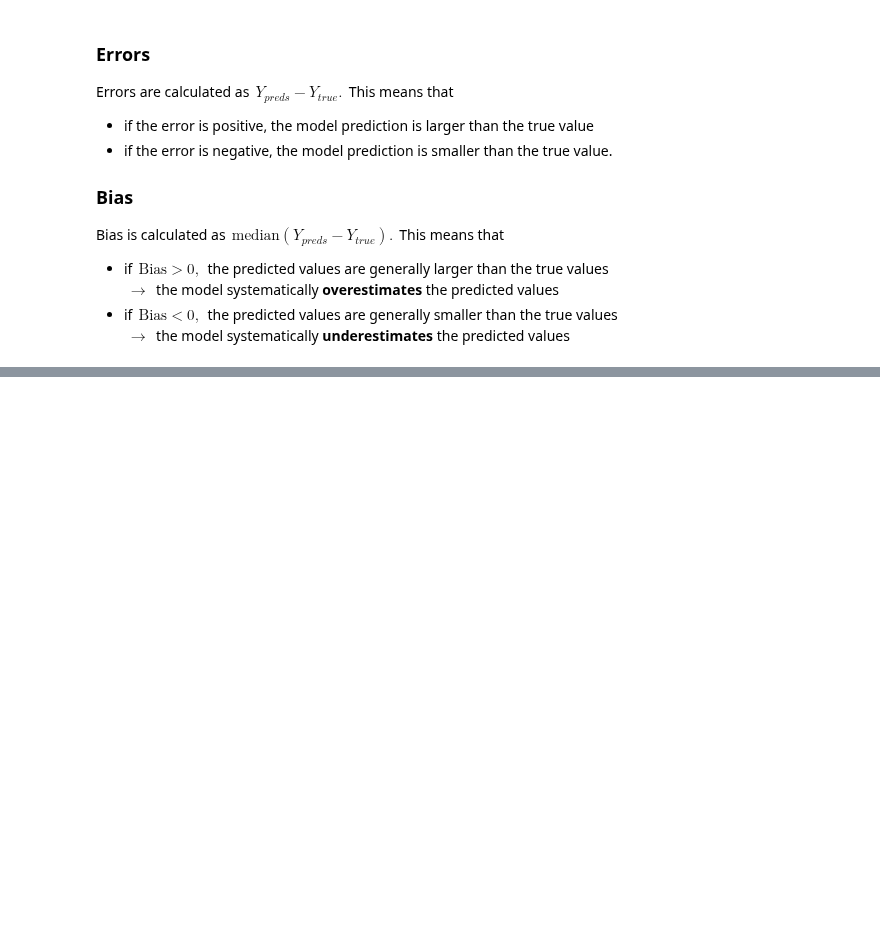
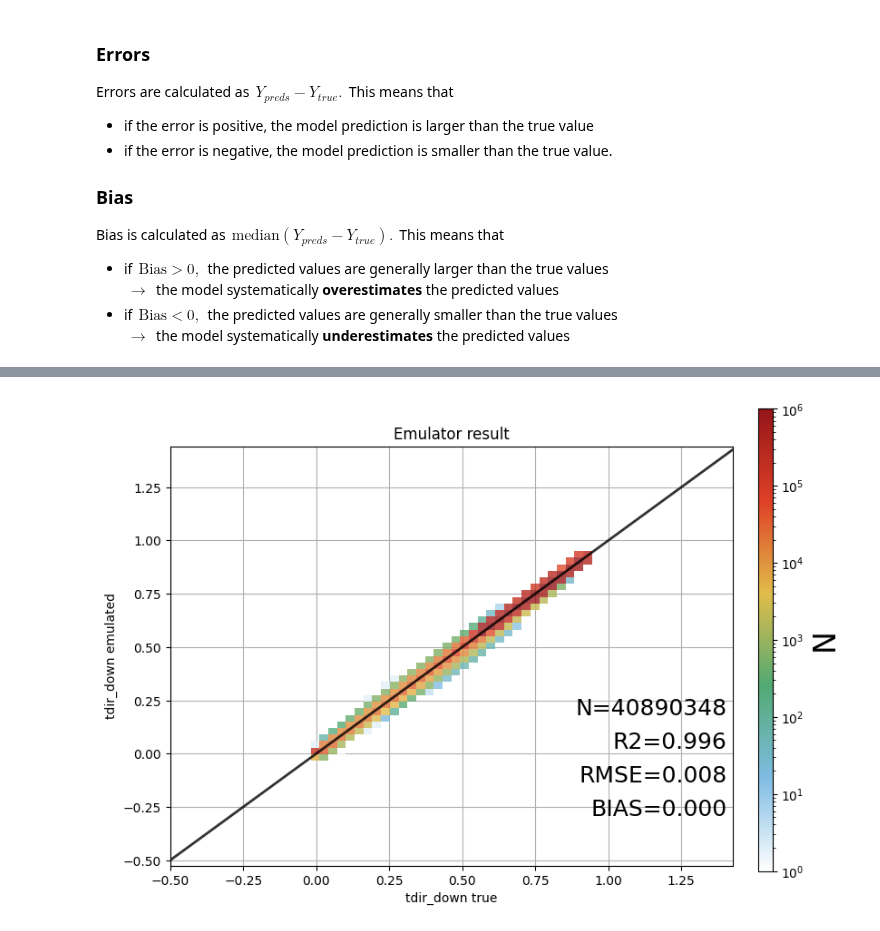
Before and after one commit to HerraKaava/RT_model_emulator, a Jupyter notebook: code-files/NN_model_tdir_down.ipynb, the cells around one changed output, grey strips where cells are left out. Cells and saved outputs as stored; diff of their text form; code cells hidden in the pictures; blank space fills up the shorter version.

```diff
--- a/code-files/NN_model_tdir_down.ipynb
+++ b/code-files/NN_model_tdir_down.ipynb
@@ -244,0 +258,10 @@ $\, \boldsymbol{\rightarrow} \,$ the model systematically **underestimates** the
+# %%
+# Plot emulator results vs. true (libradtran RT model) values
+plot_data(y_true=Y_test_tdir_down,
+          y_pred=tdir_down_preds_test,
+          title="Emulator result",
+          x_label="tdir_down true",
+          y_label="tdir_down emulated",
+          error_bar_on=True)
+# %% [output]
+[figure, added]
```
Also changed, not shown: parts of 13 cells of this notebook.
